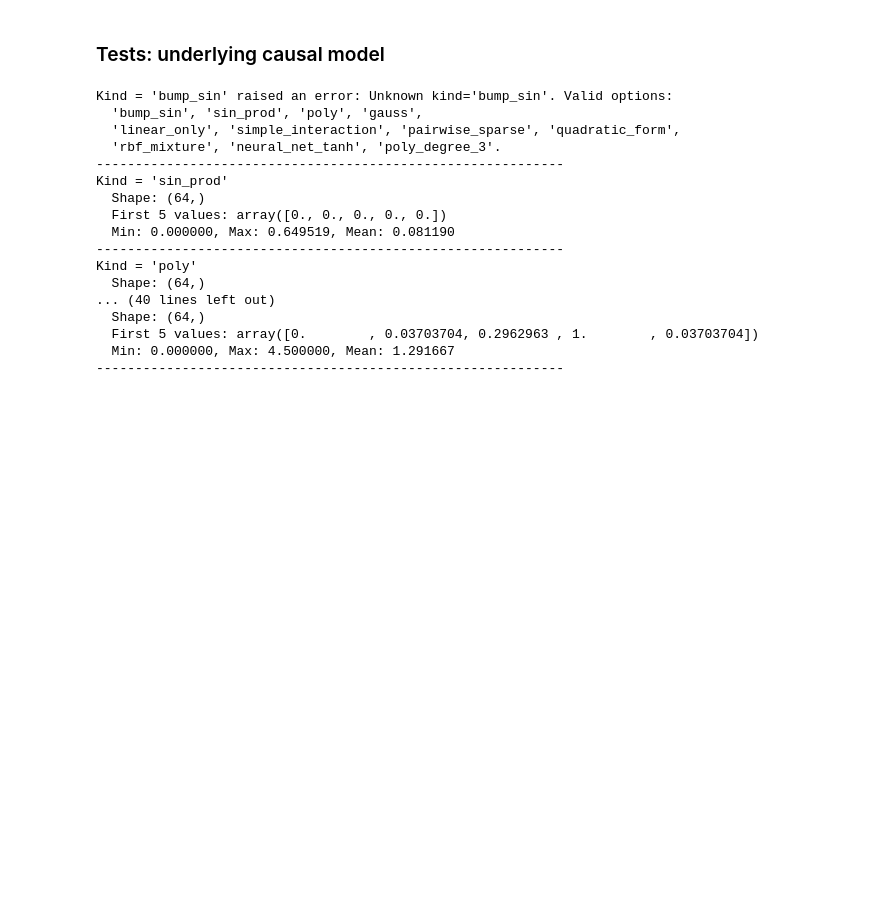
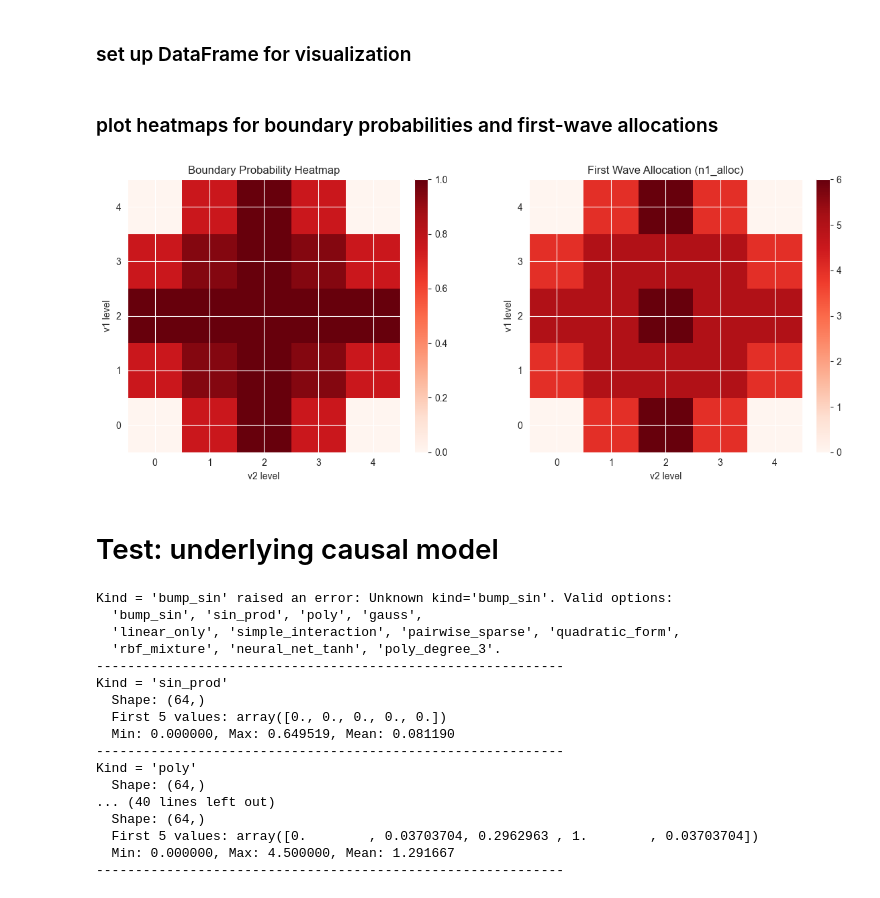
Before and after one commit to AnnikaYounge/adaptive-exp-rps, a Jupyter notebook: two-wave/simulation/performance_checks.ipynb, the cells around one changed output. Drawn from its saved outputs; the diff is of its cells as text; code cells hidden in the pictures; blank space fills up the shorter version.

Commit message:
Started notebook to test functionality. Added test and visualization for boundary probabilities, added test for the underlying causal model

```diff
--- a/two-wave/simulation/performance_checks.ipynb
+++ b/two-wave/simulation/performance_checks.ipynb
@@ -0,0 +11,5 @@
+# %%
+M = 2 # needs to be 2 for visualization
+R = 5
+H = 3 # sparsity for boundary probability, taken as given, TODO choice
+n1 = 100 # total first wave sample size
@@ -1,5 +37,76 @@
+# %% [markdown]
+### set up DataFrame for visualization
+# %%
+# get v1 and v2 from policies, works for both list of tuples and array
+v1 = [v[0] for v in policies]
+v2 = [v[1] for v in policies]
+
+df = pd.DataFrame({
+    "v1": v1,
+    "v2": v2,
+    "boundary_prob": boundary_probs,
+    "n1_alloc": n1_alloc
+})
+
+# set up in grid form. works also for non-uniform R
+grid_probs = df.pivot(index="v1", columns="v2", values="boundary_prob")
+grid_alloc = df.pivot(index="v1", columns="v2", values="n1_alloc")
+# %% [markdown]
+### plot heatmaps for boundary probabilities and first-wave allocations
+# %%
+# plot heatmaps
+fig, axs = plt.subplots(1, 2, figsize=(12, 5))
+
+# boundary‐probability heatmap
+im1 = axs[0].imshow(
+    grid_probs.values,
+    origin="lower",
+    aspect="equal",
+    vmin=grid_probs.values.min(),
+    vmax=grid_probs.values.max(),
+    cmap='Reds',
+    interpolation='nearest'
+)
+axs[0].set_title("Boundary Probability Heatmap")
+axs[0].set_xlabel("v2 level")
+axs[0].set_ylabel("v1 level")
+
+# if R was a list of different levels, use its max per‐feature to label ticks, otherwise just use R
+if np.isscalar(R):
+    max_v1 = R - 1
+    max_v2 = R - 1
+else:
+    R_arr = np.array(R, dtype=int)
+    max_v1 = R_arr[0] - 1
+    max_v2 = R_arr[1] - 1
+
+axs[0].set_xticks(np.arange(max_v2 + 1))
+axs[0].set_yticks(np.arange(max_v1 + 1))
+fig.colorbar(im1, ax=axs[0], fraction=0.046, pad=0.04)
+
+# first‐wave allocation heatmap
+im2 = axs[1].imshow(
+    grid_alloc.values,
+    origin="lower",
+    aspect="equal",
+    vmin=grid_alloc.values.min(),
+    vmax=grid_alloc.values.max(),
+    cmap='Reds',
+    interpolation='nearest'
+)
+axs[1].set_title("First Wave Allocation (n1_alloc)")
+axs[1].set_xlabel("v2 level")
+axs[1].set_ylabel("v1 level")
+axs[1].set_xticks(np.arange(max_v2 + 1))
+axs[1].set_yticks(np.arange(max_v1 + 1))
+fig.colorbar(im2, ax=axs[1], fraction=0.046, pad=0.04)
+
+plt.tight_layout()
+plt.show()
+# %% [output]
+[figure, added]
 # %% [markdown]
-### Tests: underlying causal model
+# Test: underlying causal model
 # %%
 from data_gen import get_beta_underlying_causal
 from rashomon.hasse import enumerate_policies
```
Also changed, not shown: parts of 6 cells of this notebook.
